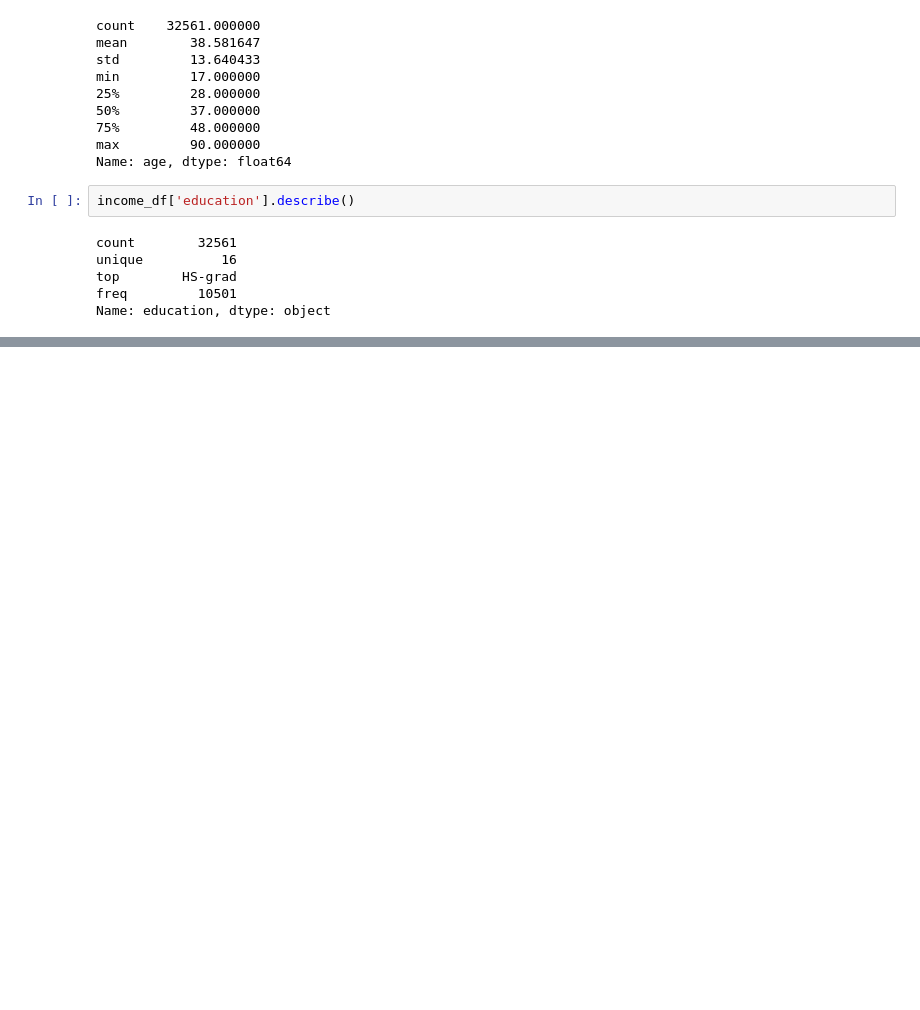
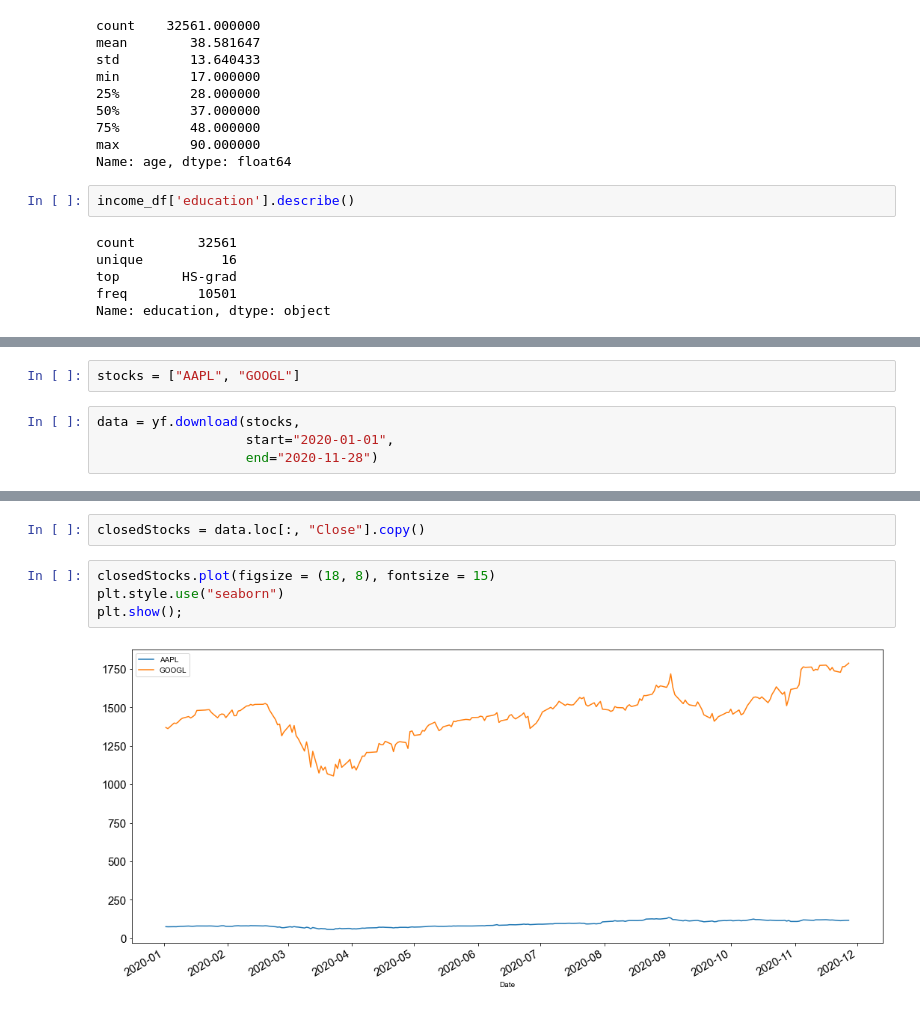
Before and after one commit to allaccountstaken/ML_algorithms, a Jupyter notebook: MongoDB_showcase.ipynb, the cells around one changed output, grey strips where cells are left out. Cells and saved outputs as stored; diff of their text form; blank space fills up the shorter version.

```diff
--- a/MongoDB_showcase.ipynb
+++ b/MongoDB_showcase.ipynb
@@ -237,0 +245,6 @@ Name: education, dtype: object
+# %%
+stocks = ["AAPL", "GOOGL"]
+# %%
+data = yf.download(stocks,
+                   start="2020-01-01",
+                   end="2020-11-28")
@@ -237,0 +264,8 @@ Name: education, dtype: object
+# %%
+closedStocks = data.loc[:, "Close"].copy()
+# %%
+closedStocks.plot(figsize = (18, 8), fontsize = 15)
+plt.style.use("seaborn")
+plt.show();
+# %% [output]
+[figure, added]
```
Also changed, not shown: parts of 5 cells of this notebook.
